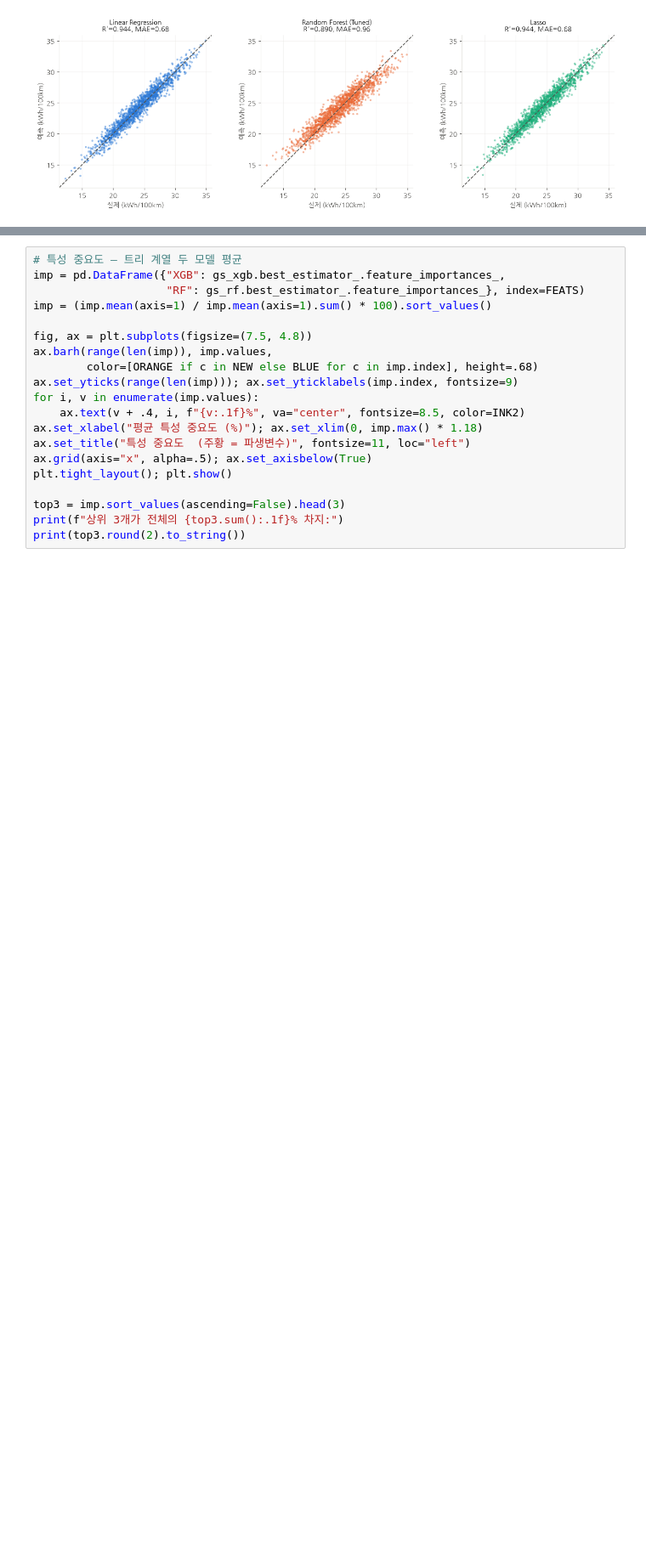
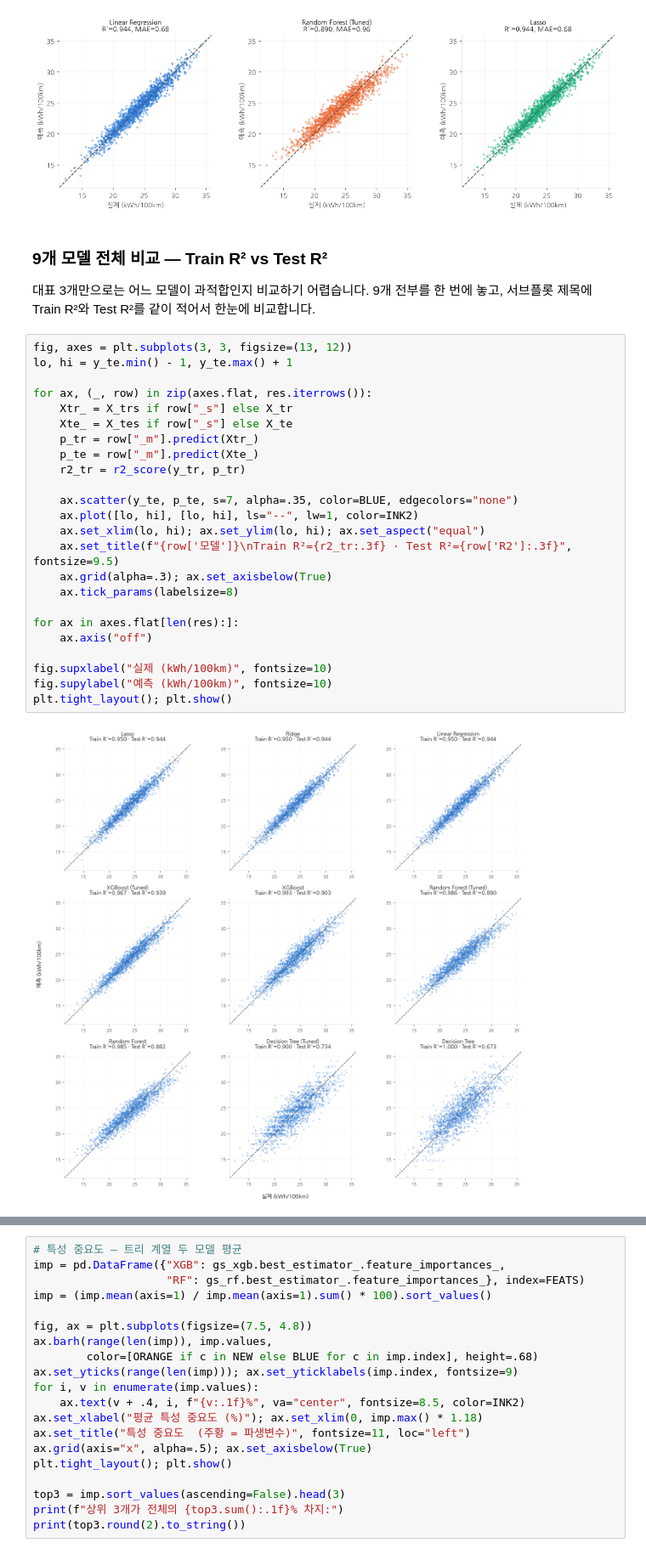
Before and after one commit to nnieun/ev_rest_finder, a Jupyter notebook: ev_energy_ml_report.ipynb, the cells around one changed output, grey strips where cells are left out. Shown at 85% size. Saved outputs shown, nothing was run; the diff lists cells and outputs as text; blank space fills up the shorter version.

```diff
--- a/ev_energy_ml_report.ipynb
+++ b/ev_energy_ml_report.ipynb
@@ -401,3 +461,34 @@ for ax, nm, col in zip(np.atleast_1d(axes), pick, [BLUE, ORANGE, AQUA]):
 plt.tight_layout(); plt.show()
 # %% [output]
 [figure]
+# %% [markdown]
+### 9개 모델 전체 비교 — Train R² vs Test R²
+
+대표 3개만으로는 어느 모델이 과적합인지 비교하기 어렵습니다. 9개 전부를 한 번에 놓고,
+서브플롯 제목에 Train R²와 Test R²를 같이 적어서 한눈에 비교합니다.
+# %%
+fig, axes = plt.subplots(3, 3, figsize=(13, 12))
+lo, hi = y_te.min() - 1, y_te.max() + 1
+
+for ax, (_, row) in zip(axes.flat, res.iterrows()):
+    Xtr_ = X_trs if row["_s"] else X_tr
+    Xte_ = X_tes if row["_s"] else X_te
+    p_tr = row["_m"].predict(Xtr_)
+    p_te = row["_m"].predict(Xte_)
+    r2_tr = r2_score(y_tr, p_tr)
+
+    ax.scatter(y_te, p_te, s=7, alpha=.35, color=BLUE, edgecolors="none")
+    ax.plot([lo, hi], [lo, hi], ls="--", lw=1, color=INK2)
+    ax.set_xlim(lo, hi); ax.set_ylim(lo, hi); ax.set_aspect("equal")
+    ax.set_title(f"{row['모델']}\nTrain R²={r2_tr:.3f} · Test R²={row['R2']:.3f}", fontsize=9.5)
+    ax.grid(alpha=.3); ax.set_axisbelow(True)
+    ax.tick_params(labelsize=8)
+
+for ax in axes.flat[len(res):]:
+    ax.axis("off")
+
+fig.supxlabel("실제 (kWh/100km)", fontsize=10)
+fig.supylabel("예측 (kWh/100km)", fontsize=10)
+plt.tight_layout(); plt.show()
+# %% [output]
+[figure, added]
```
Also changed, not shown: parts of 4 cells of this notebook, 2 other files.
